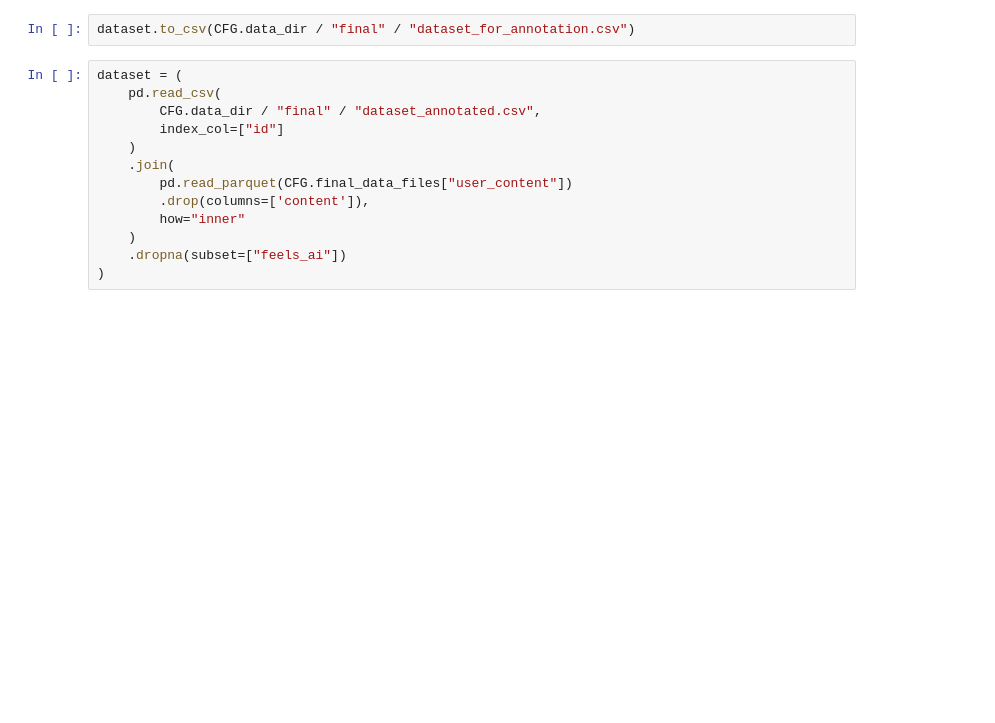
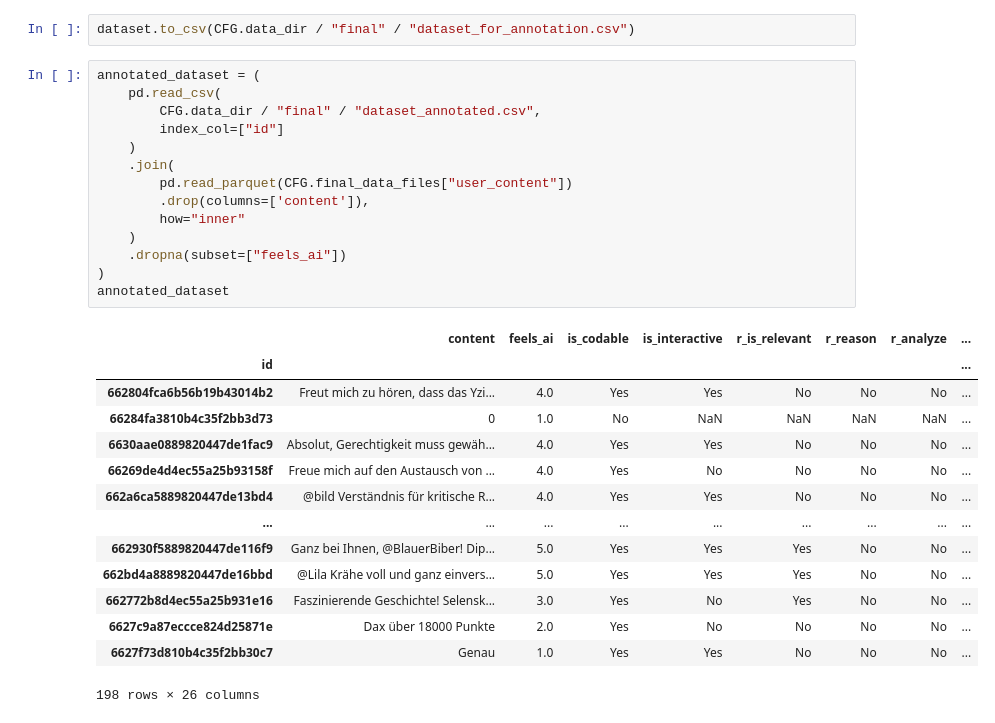
Before and after one commit to cl-trier/TWON-Exploration, a Jupyter notebook: 11--Dataset-for-Coding.ipynb, the cells around one changed output. Saved outputs shown, nothing was run; the diff lists cells and outputs as text; blank space fills up the shorter version.

```diff
--- a/11--Dataset-for-Coding.ipynb
+++ b/11--Dataset-for-Coding.ipynb
@@ -30,16 +31,32 @@ Name: content, Length: 1841, dtype: object
 # %%
 dataset.to_csv(CFG.data_dir / "final" / "dataset_for_annotation.csv")
 # %%
-dataset = (
+annotated_dataset = (
     pd.read_csv(
         CFG.data_dir / "final" / "dataset_annotated.csv",
         index_col=["id"]
     )
     .join(
         pd.read_parquet(CFG.final_data_files["user_content"])
         .drop(columns=['content']),
         how="inner"
     )
     .dropna(subset=["feels_ai"])
 )
+annotated_dataset
+# %% [output]
+|  | content | feels_ai | is_codable | is_interactive | r_is_relevant | r_reason | r_analyze | ... |
+| id |  |  |  |  |  |  |  | ... |
+| 662804fca6b56b19b43014b2 | Freut mich zu hören, dass das Yzi... | 4.0 | Yes | Yes | No | No | No | ... |
+| 66284fa3810b4c35f2bb3d73 | 0 | 1.0 | No | NaN | NaN | NaN | NaN | ... |
+| 6630aae0889820447de1fac9 | Absolut, Gerechtigkeit muss gewäh... | 4.0 | Yes | Yes | No | No | No | ... |
+| 66269de4d4ec55a25b93158f | Freue mich auf den Austausch von ... | 4.0 | Yes | No | No | No | No | ... |
+| 662a6ca5889820447de13bd4 | @bild Verständnis für kritische R... | 4.0 | Yes | Yes | No | No | No | ... |
+| ... | ... | ... | ... | ... | ... | ... | ... | ... |
+| 662930f5889820447de116f9 | Ganz bei Ihnen, @BlauerBiber! Dip... | 5.0 | Yes | Yes | Yes | No | No | ... |
+| 662bd4a8889820447de16bbd | @Lila Krähe voll und ganz einvers... | 5.0 | Yes | Yes | Yes | No | No | ... |
+| 662772b8d4ec55a25b931e16 | Faszinierende Geschichte! Selensk... | 3.0 | Yes | No | Yes | No | No | ... |
+| 6627c9a87eccce824d25871e | Dax über 18000 Punkte | 2.0 | Yes | No | No | No | No | ... |
+| 6627f73d810b4c35f2bb30c7 | Genau | 1.0 | Yes | Yes | No | No | No | ... |
+198 rows × 26 columns
 # %%
```
Also changed, not shown: parts of 6 cells of this notebook.
